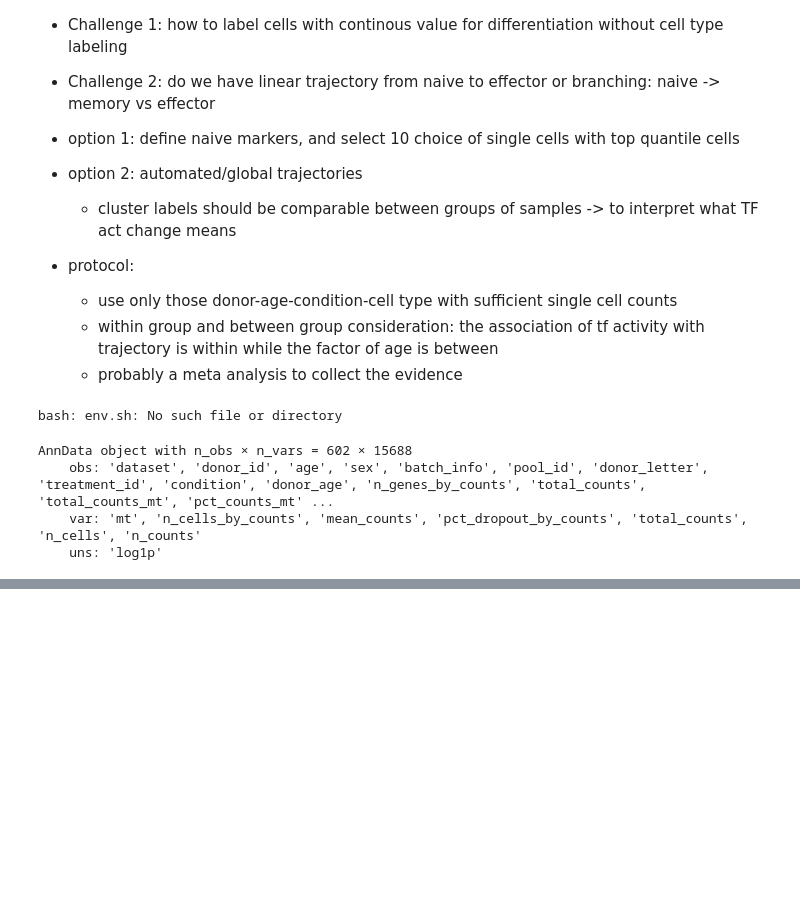
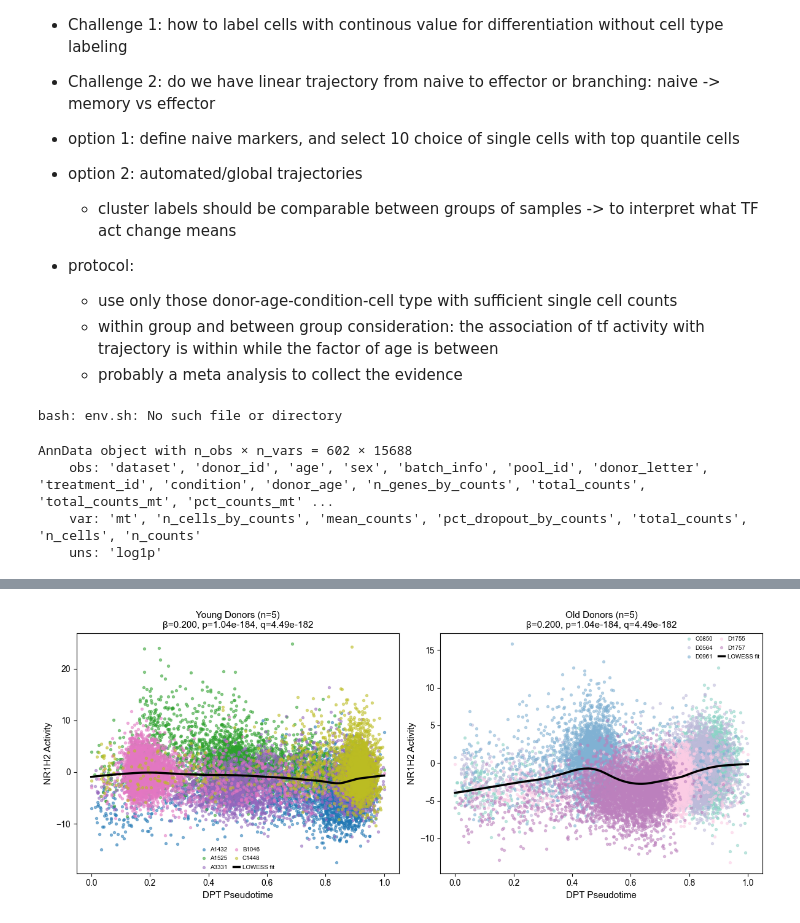
Before and after one commit to janursa/HIRA, a Jupyter notebook: notebooks/trajectory_analysis.ipynb, the cells around one changed output, grey strips where cells are left out. Saved outputs shown, nothing was run; the diff lists cells and outputs as text; code cells hidden in the pictures; blank space fills up the shorter version.

Commit message:
trajectory analysis added

```diff
--- a/notebooks/trajectory_analysis.ipynb
+++ b/notebooks/trajectory_analysis.ipynb
@@ -249,0 +249,8 @@ P-value: 5.38e-09
+# %%
+from hiara.src.trajectory_analysis.helper import process_donors, retrieve_traj_stats, plot_association_results
+args = lambda: None
+args.dataset = 'abf300'
+args.cell_type = 'CD8T'
+args.test = True
+adata_combined = process_donors(args.dataset, args.cell_type, test_mode=args.test)
+traj_stats = retrieve_traj_stats(args.dataset, args.cell_type, mode='dpt')
@@ -249,0 +285,85 @@ P-value: 5.38e-09
+# %%
+top_n = 1
+age_cutoff = 50
+from statsmodels.nonparametric.smoothers_lowess import lowess
+
+"""
+Visualize top TFs showing altered association between TF activity and pseudotime with aging.
+Shows separate scatter plots with LOWESS trend lines for young vs old donors.
+"""
+print(f"\n=== Plotting Association Results ===")
+
+# Get top TFs by interaction p-value
+top_tfs = traj_stats.nsmallest(top_n, 'interaction_pval')['TF'].tolist()
+print(f"Plotting top {top_n} TFs: {', '.join(top_tfs)}")
+
+# Categorize donors by age
+adata_combined.obs['age_group'] = adata_combined.obs['age'].apply(
+    lambda x: 'Young' if x < age_cutoff else 'Old'
+)
+
+# Create plots - 2 columns (Young, Old) for each TF
+fig, axes = plt.subplots(top_n, 2, figsize=(12, 5 * top_n))
+if top_n == 1:
+    axes = axes.reshape(1, -1)
+
+for idx, tf in enumerate(top_tfs):
+    # Get TF activity
+    tf_activity = adata_combined.obsm['score_ulm'][tf].values
+    pseudotime = adata_combined.obs['paga_pseudotime'].values
+    age_group = adata_combined.obs['age_group'].values
+
+    # Get statistics for this TF
+    tf_stats = traj_stats[traj_stats['TF'] == tf].iloc[0]
+    interaction_coef = tf_stats['interaction_coef']
+    interaction_pval = tf_stats['interaction_pval']
+    interaction_qval = tf_stats['interaction_qval']
+
+    # Plot Young and Old separately
+    for col_idx, (group, base_color) in enumerate([('Young', 'blue'), ('Old', 'red')]):
+        ax = axes[idx, col_idx]
+
+        # Get data for this age group
+        mask = age_group == group
+        group_pseudotime = pseudotime[mask]
+        group_tf_activity = tf_activity[mask]
+        group_donor_ids = adata_combined.obs['donor_age'].values[mask]
+
+        # Select 10 donors from this age group
+        unique_donors = np.unique(group_donor_ids)
+        selected_donors = unique_donors[:10] if len(unique_donors) >= 10 else unique_donors
+
+        # Create color map for donors
+        cmap = plt.cm.get_cmap('tab10' if base_color == 'blue' else 'Set3')
+        donor_colors = {donor: cmap(i / len(selected_donors)) for i, donor in enumerate(selected_donors)}
+
+        # Plot scatter points colored by donor
+        for donor in selected_donors:
+            donor_mask = group_donor_ids == donor
+            ax.scatter(group_pseudotime[donor_mask], group_tf_activity[donor_mask],
+                        alpha=0.5, s=8, c=[donor_colors[donor]], label=f'{donor}')
+
+        # Fit LOWESS for the entire age group (only selected donors)
+        selected_mask = np.isin(group_donor_ids, selected_donors)
+        if selected_mask.sum() > 10:
+            sort_idx = np.argsort(group_pseudotime[selected_mask])
+            sorted_pseudotime = group_pseudotime[selected_mask][sort_idx]
+            sorted_tf_activity = group_tf_activity[selected_mask][sort_idx]
+
+            lowess_result = lowess(sorted_tf_activity, sorted_pseudotime,
+                                    frac=0.3, return_sorted=True)
+            ax.plot(lowess_result[:, 0], lowess_result[:, 1],
+                    color='black', linewidth=2.5, label='LOWESS fit', zorder=100)
+
+        ax.set_xlabel('DPT Pseudotime', fontsize=11)
+        ax.set_ylabel(f'{tf} Activity', fontsize=11)
+        ax.set_title(f'{group} Donors (n={len(selected_donors)})\nβ={interaction_coef:.3f}, p={interaction_pval:.2e}, q={interaction_qval:.2e}',
+                    fontsize=11)
+        ax.legend(fontsize=7, ncol=2, loc='best')
+
+plt.tight_layout()
+# plot_output = f"{PLOTS_DIR}/top_tf_association_{dataset}_{cell_type}.pdf"
+# plt.savefig(plot_output, dpi=300, bbox_inches='tight')
+# print(f"Association plot saved to: {plot_output}")
+# plt.close()
+# %% [output]
@@ -249,0 +373 @@ P-value: 5.38e-09
+[figure, added]
```
Also changed, not shown: parts of 8 cells of this notebook, 4 other files.
